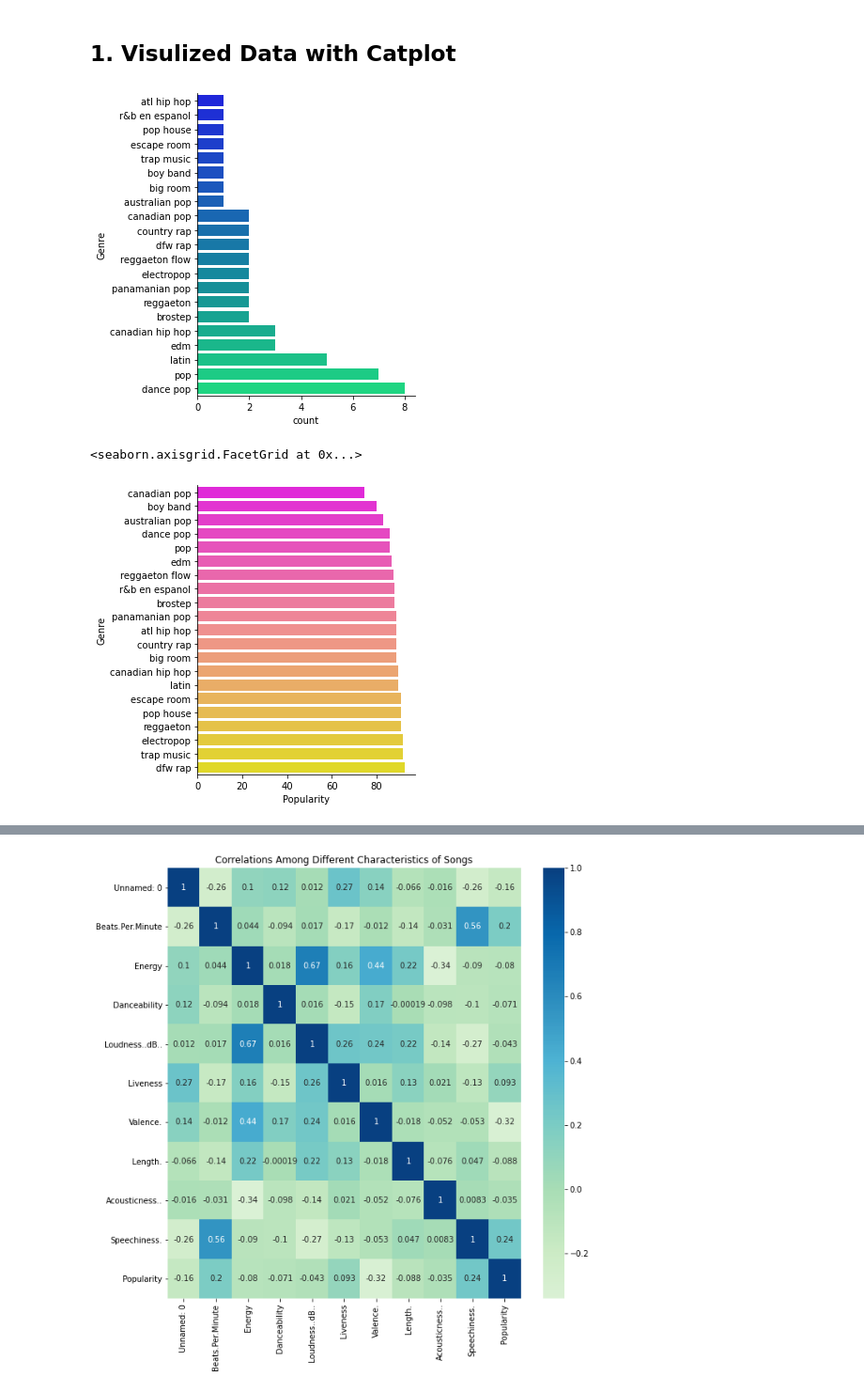
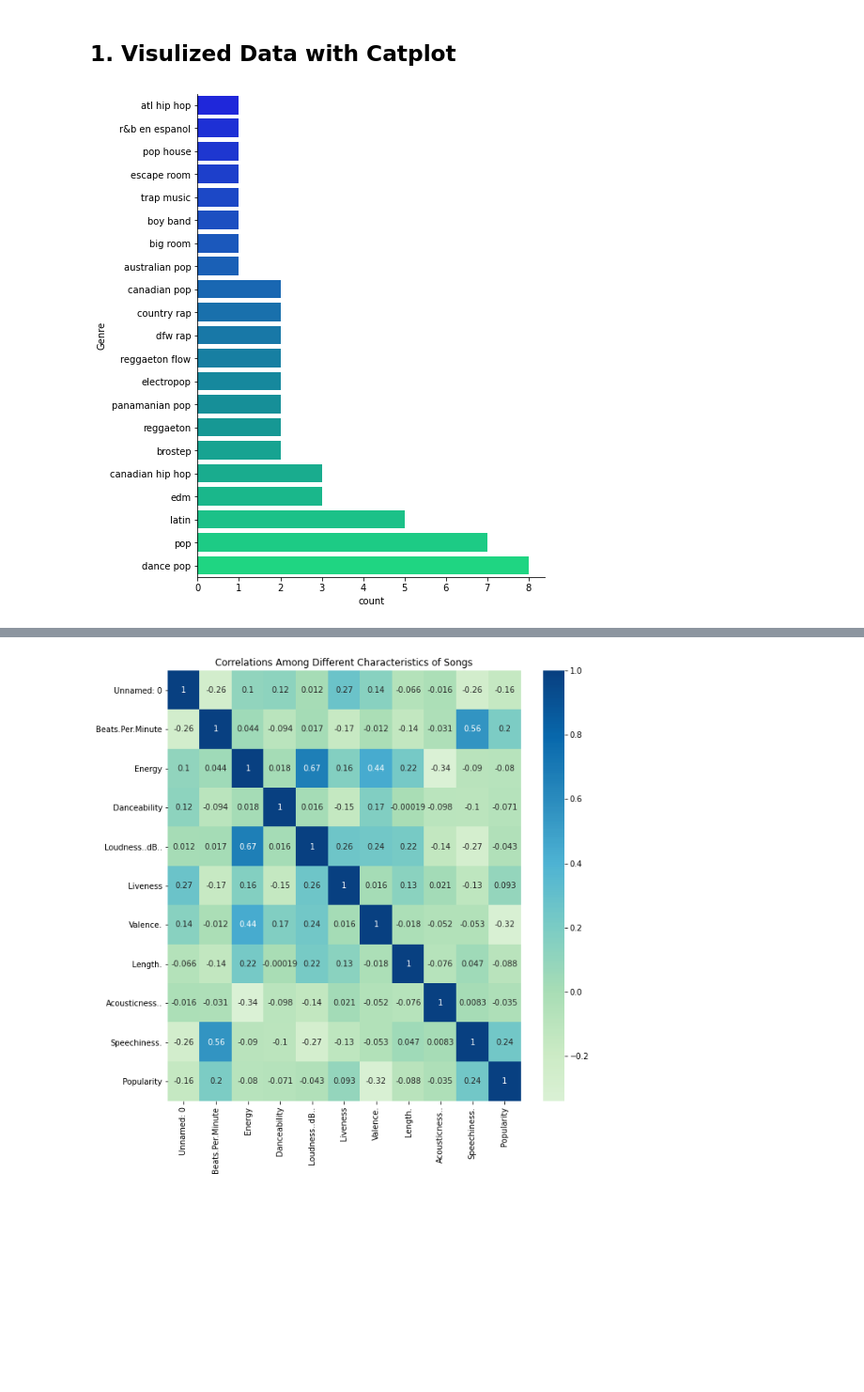
Before and after one commit to zli995/Spotify-Top-50-Songs-Analysis-2019, a Jupyter notebook: data/Spotify Top 50 Songs 2019 Analysis.ipynb, the cells around one changed output, grey strips where cells are left out. Shown at 94% size. Cells and saved outputs as stored; diff of their text form; code cells hidden in the pictures; blank space fills up the shorter version.

```diff
--- a/data/Spotify Top 50 Songs 2019 Analysis.ipynb
+++ b/data/Spotify Top 50 Songs 2019 Analysis.ipynb
@@ -64,24 +64,10 @@ Index(['Unnamed: 0', 'Track.Name', 'Artist.Name', 'Genre', 'Beats.Per.Minute',
 # %% [markdown]
 ## 1. Visulized Data with Catplot
 # %%
-# Number of Songs in Different Genres
+# Which Genre Dominate Top 50 Chart?
 a = spotify_data.groupby(['Genre']).size().reset_index(name = "counts")
 Genre_order = a.sort_values(by = ("counts"), ascending = True).iloc[:,0]
-sn.catplot(data = spotify_data,  y="Genre", kind = "count", order = Genre_order, palette = "winter")
-plt.show()
+g_plot = sn.catplot(data = spotify_data,  y="Genre", kind = "count", order = Genre_order, palette = "winter")
+g_plot.fig.set_size_inches(8,8)
 # %% [output]
-[figure, old version]
+[figure, new version]
-# %%
-# Popularity of Songs in Different Genres
-
-b = spotify_data.groupby(["Genre"], as_index = False).mean()
-
-# when as_index=True, the grouped columns will be the indices of the returned object.#
-# Passing as_index=False will return the groups that you are aggregating over, if they are named columns.#
-
-popularity_order = b.sort_values(by=["Popularity"], ascending = True).iloc[:,0]
-
-sn.catplot(data=b, y="Genre", x="Popularity",kind="bar", order = popularity_order, palette="spring")
-# %% [output]
-<seaborn.axisgrid.FacetGrid at 0x...>
-[figure, removed]
```
Also changed, not shown: parts of 6 cells of this notebook.
